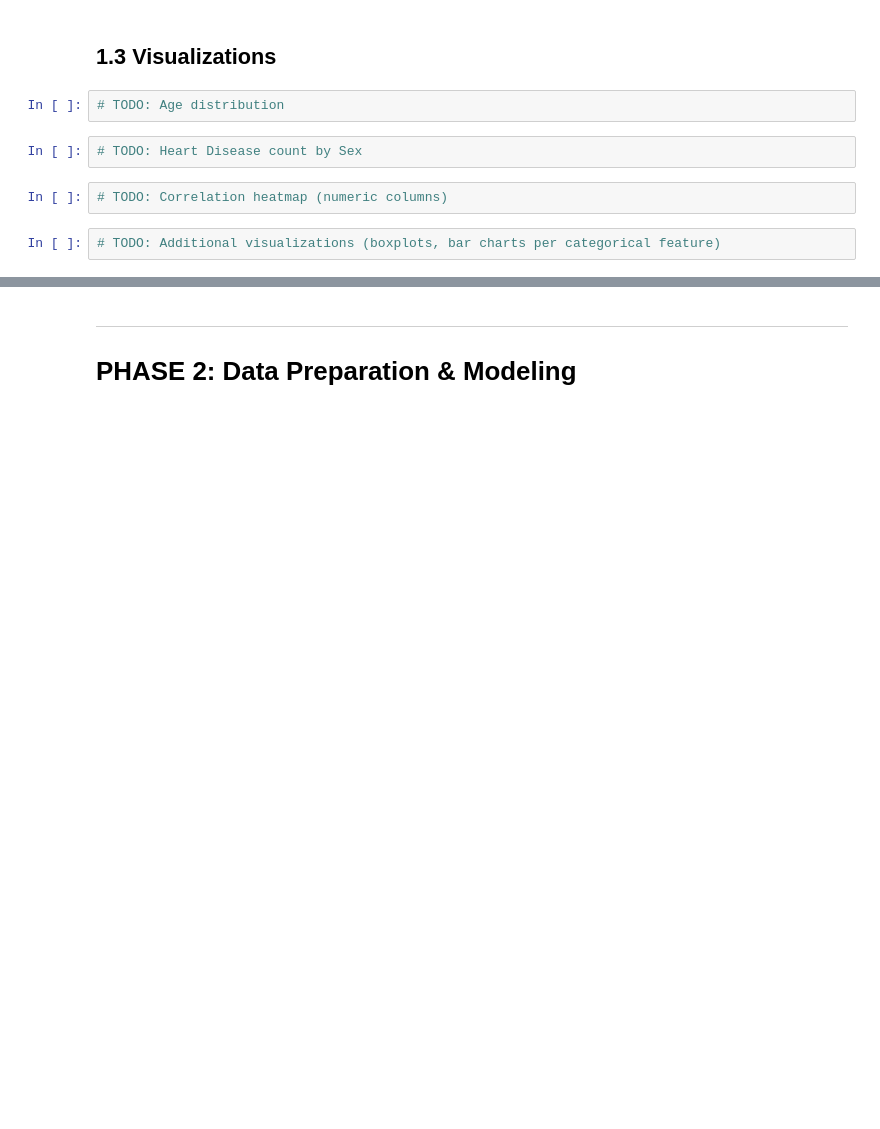
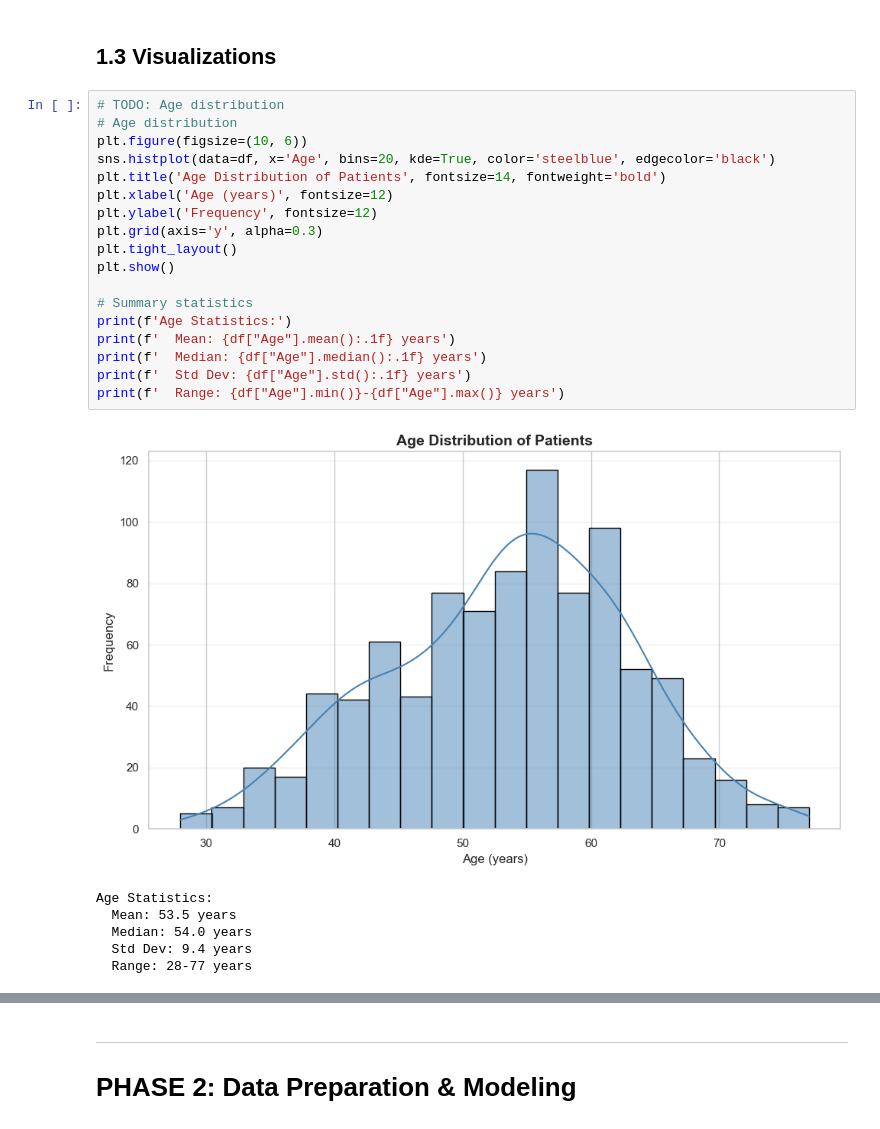
Before and after one commit to athenavillarin/ccs230-final-project, a Jupyter notebook: ccs230_final_project.ipynb, the cells around one changed output, grey strips where cells are left out. Drawn from its saved outputs; the diff is of its cells as text; blank space fills up the shorter version.

Commit message:
e1 visualizations 1.1

```diff
--- a/ccs230_final_project.ipynb
+++ b/ccs230_final_project.ipynb
@@ -60,10 +117,27 @@ df['HeartDisease'].value_counts()
 # %% [markdown]
 ## 1.3 Visualizations
-# %%
-# TODO: Age distribution
-# %%
-# TODO: Heart Disease count by Sex
-# %%
-# TODO: Correlation heatmap (numeric columns)
-# %%
-# TODO: Additional visualizations (boxplots, bar charts per categorical feature)
+# %%
+# TODO: Age distribution
+# Age distribution
+plt.figure(figsize=(10, 6))
+sns.histplot(data=df, x='Age', bins=20, kde=True, color='steelblue', edgecolor='black')
+plt.title('Age Distribution of Patients', fontsize=14, fontweight='bold')
+plt.xlabel('Age (years)', fontsize=12)
+plt.ylabel('Frequency', fontsize=12)
+plt.grid(axis='y', alpha=0.3)
+plt.tight_layout()
+plt.show()
+
+# Summary statistics
+print(f'Age Statistics:')
+print(f'  Mean: {df["Age"].mean():.1f} years')
+print(f'  Median: {df["Age"].median():.1f} years')
+print(f'  Std Dev: {df["Age"].std():.1f} years')
+print(f'  Range: {df["Age"].min()}-{df["Age"].max()} years')
+# %% [output]
+[figure, added]
+Age Statistics:
+  Mean: 53.5 years
+  Median: 54.0 years
+  Std Dev: 9.4 years
+  Range: 28-77 years
```
Also changed, not shown: parts of 10 cells of this notebook.
